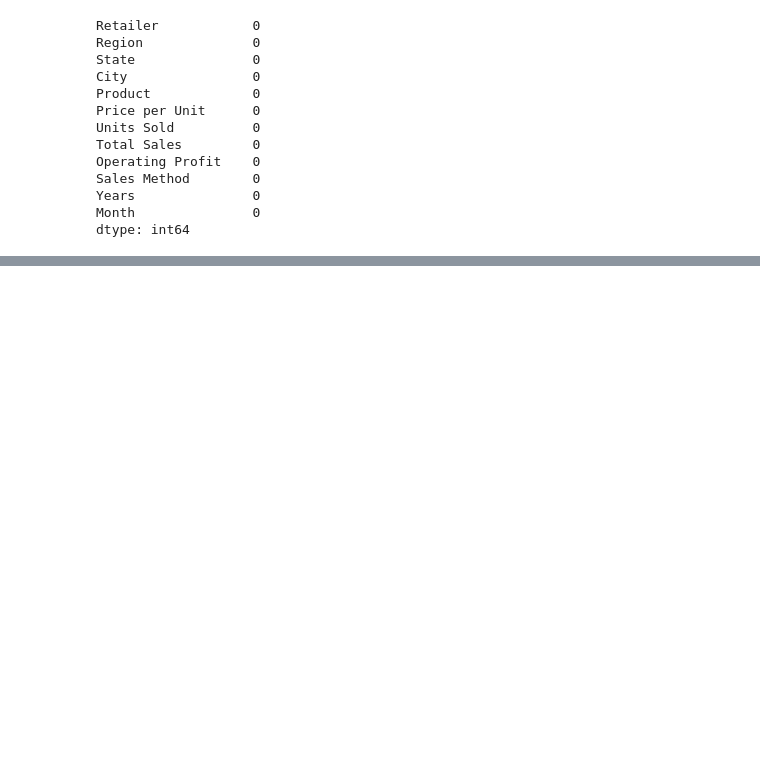
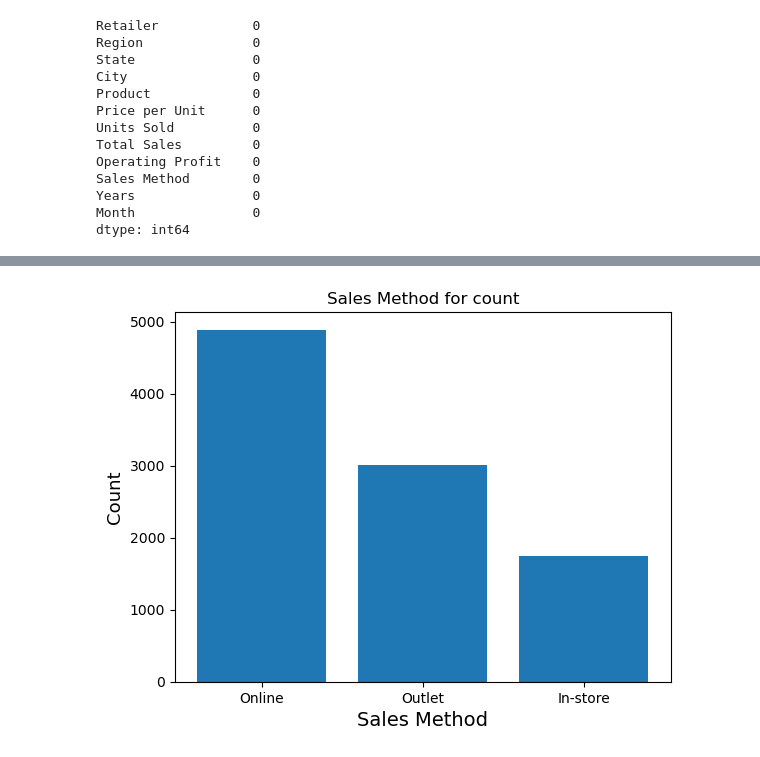
Before and after one commit to ibrahimFoud/project, a Jupyter notebook: cleaning.ipynb, the cells around one changed output, grey strips where cells are left out. Cells and saved outputs as stored; diff of their text form; code cells hidden in the pictures; blank space fills up the shorter version.

```diff
--- a/cleaning.ipynb
+++ b/cleaning.ipynb
@@ -405,0 +459,13 @@ data.head(7)
+# %%
+sales_method = data_sales_method.index
+count = data_sales_method.values
+# %%
+
+plt.bar(sales_method , count)
+plt.title("Sales Method for count")
+plt.xlabel("Sales Method",fontsize = 14)
+plt.ylabel("Count",fontsize = 13)
+
+plt.show()
+# %% [output]
+[figure, added]
```
Also changed, not shown: parts of 9 cells of this notebook.
